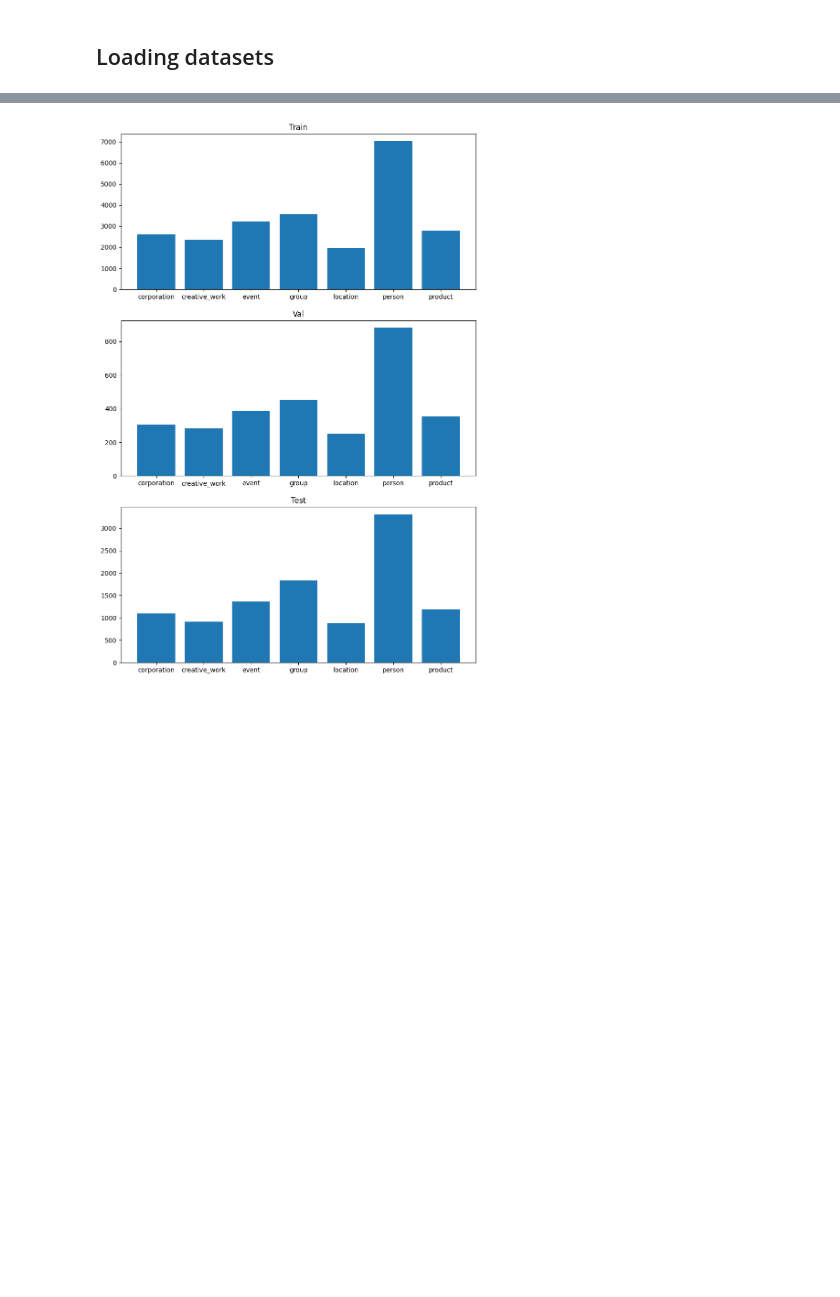
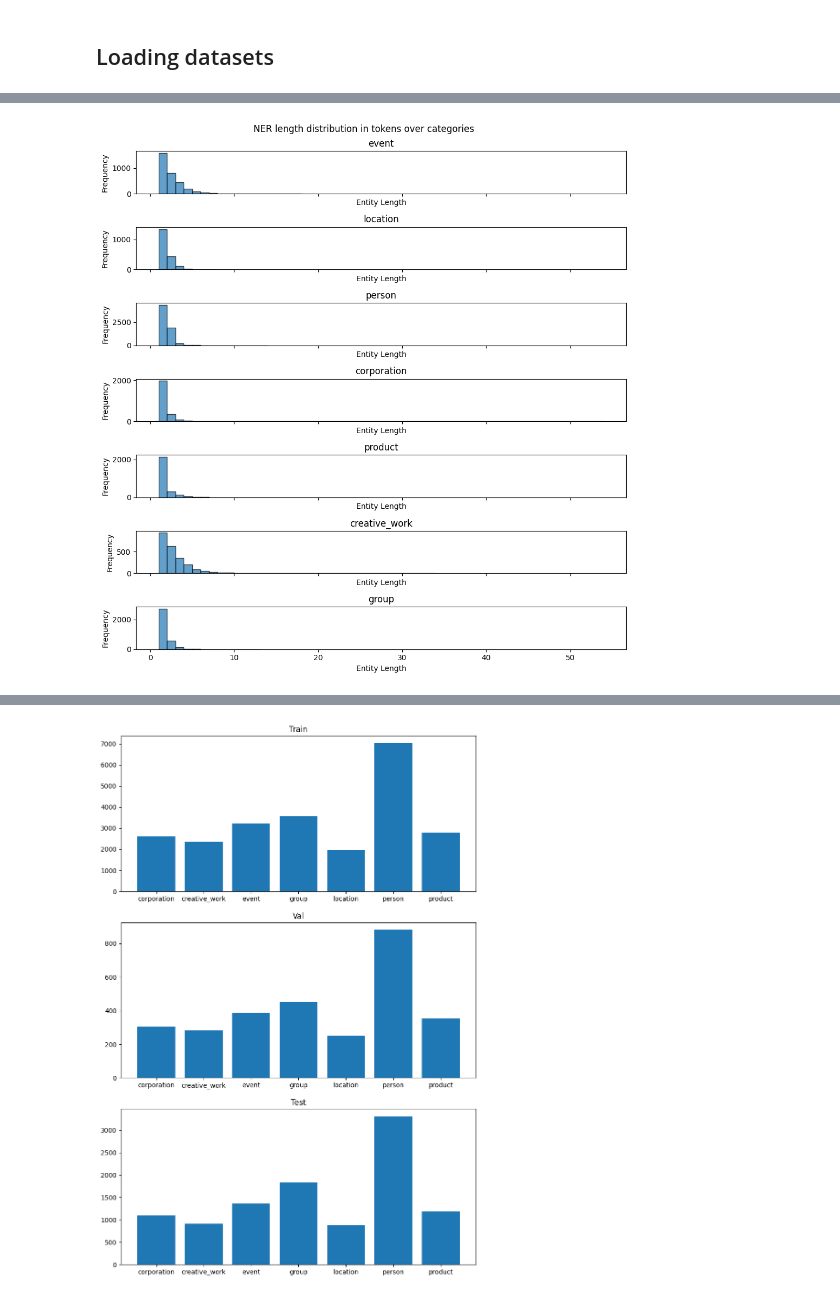
Before and after one commit to AlexSidDev/BigBrother, a Jupyter notebook: EDA.ipynb, the cells around one changed output, grey strips where cells are left out. Saved outputs shown, nothing was run; the diff lists cells and outputs as text; code cells hidden in the pictures; blank space fills up the shorter version.

Commit message:
extend EDA (#1)
Co-authored-by: Marina Kaziulina <mkaziulina@mts.ai>
Co-authored-by: AlexSidDev <86776917+AlexSidDev@users.noreply.github.com>

```diff
--- a/EDA.ipynb
+++ b/EDA.ipynb
@@ -52,0 +166,51 @@ test_dataset = test_dataset.map(converter_fn)
+# %%
+train_df["labels"] = train_df.labels.apply(lambda text: [i.split('-')[-1] if not i == 'O' else i for i in text])
+# %%
+from collections import defaultdict
+
+def extract_entities(tokens, labels):
+    entities = defaultdict(list)
+    current_entity = []
+    current_label = None
+
+    for token, label in zip(tokens, labels):
+        if label != 'O':
+            if not current_entity or label != current_label:
+                if current_entity:
+                    entities[current_label].append(len(current_entity))
+                current_entity = [token]
+                current_label = label
+            else:
+                current_entity.append(token)
+        else:
+            if current_entity:
+                entities[current_label].append(len(current_entity))
+                current_entity = []
+                current_label = None
+
+    if current_entity:
+        entities[current_label].append(len(current_entity))
+
+    return entities
+
+all_entities = defaultdict(list)
+for _, row in train_df.iterrows():
+    entities = extract_entities(row['tokens'], row['labels'])
+    for entity_type, lengths in entities.items():
+        all_entities[entity_type].extend(lengths)
+
+
+num_categories = len(all_entities)
+fig, axes = plt.subplots(nrows=num_categories, ncols=1, figsize=(10, 1.5 * num_categories), sharex=True)
+
+for ax, (entity_type, lengths) in zip(axes, all_entities.items()):
+    ax.hist(lengths, bins=range(1, max(lengths)+2), alpha=0.7, edgecolor='black')
+    ax.set_title(entity_type)
+    ax.set_xlabel('Entity Length')
+    ax.set_ylabel('Frequency')
+
+fig.suptitle('NER length distribution in tokens over categories')
+plt.tight_layout()
+plt.show()
+# %% [output]
+[figure, added]
```
Also changed, not shown: parts of 26 cells of this notebook, 2 other files.
